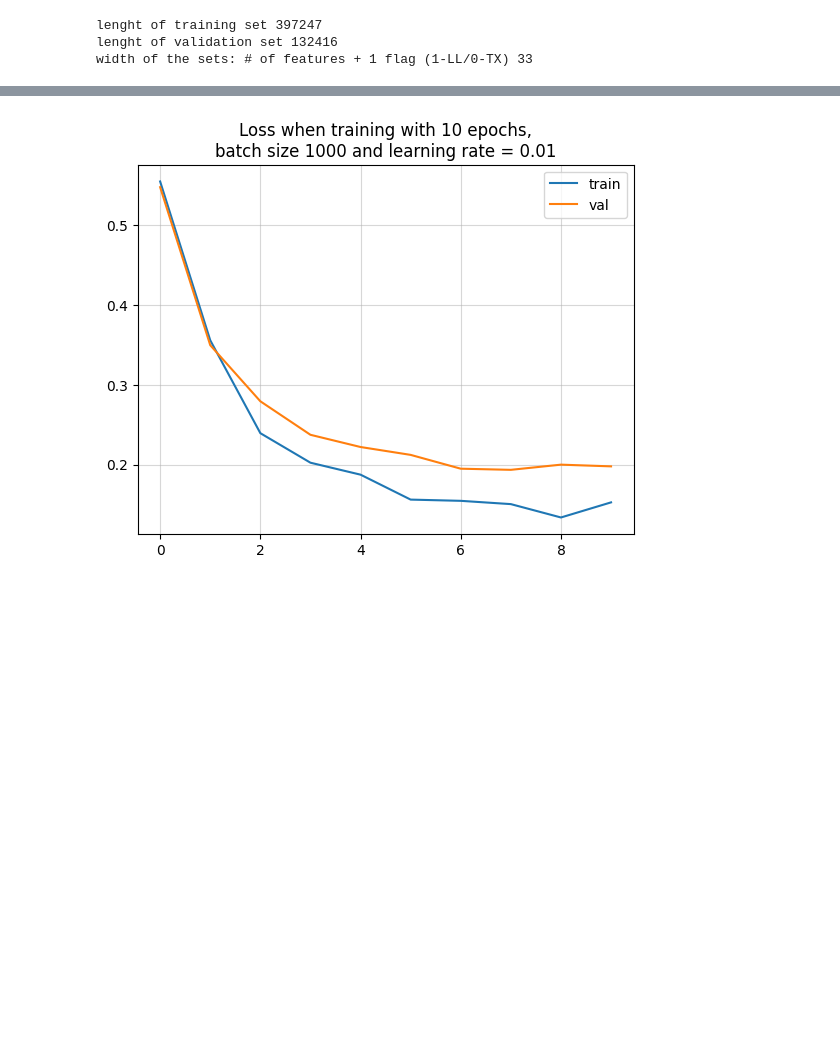
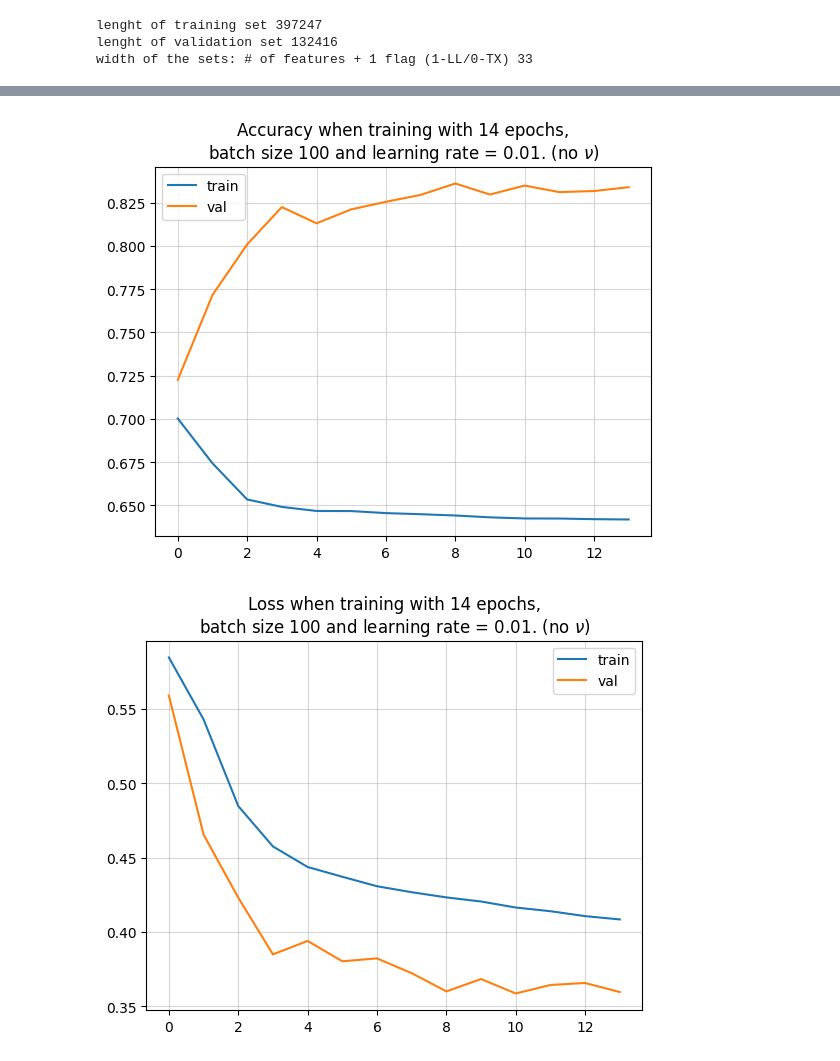
Before and after one commit to marcortinovis/MLforPolarizedVBS, a Jupyter notebook: nonu-model.ipynb, the cells around one changed output, grey strips where cells are left out. Cells and saved outputs as stored; diff of their text form; code cells hidden in the pictures; blank space fills up the shorter version.

```diff
--- a/nonu-model.ipynb
+++ b/nonu-model.ipynb
@@ -162,3 +204,12 @@ Early stopped at epoch: 9
+# %%
+plt.plot(list(range(n_epochs)), accuracies, label='train')
+plt.plot(list(range(n_epochs)), val_accuracies, label='val')
+plt.title(f'Accuracy when training with {n_epochs} epochs,\nbatch size {batch_size} and learning rate = {learning_rate}. (no $\\nu$)')
+plt.grid(alpha=0.5)
+plt.legend()
+plt.savefig(f'acc_nonu-model_{n_epochs}_{batch_size}_{learning_rate}.png')
+# %% [output]
+[figure, added]
 # %%
 # transform the tensors to numpy for plotting
 losses = np.array([l.detach().numpy() for l in losses])
@@ -166,12 +217,12 @@ val_losses = np.array([l.detach().numpy() for l in val_losses])
 # %%
 plt.plot(list(range(n_epochs)), losses, label='train')
 plt.plot(list(range(n_epochs)), val_losses, label='val')
-plt.title(f'Loss when training with {n_epochs} epochs,\nbatch size {batch_size} and learning rate = {learning_rate}')
+plt.title(f'Loss when training with {n_epochs} epochs,\nbatch size {batch_size} and learning rate = {learning_rate}. (no $\\nu$)')
 plt.grid(alpha=0.5)
 plt.legend()
-plt.savefig(f'loss_nonu-red3LayersDropoutBatchNorm_{n_epochs}_{batch_size}_{learning_rate}.png')
+plt.savefig(f'loss_nonu-model_{n_epochs}_{batch_size}_{learning_rate}.png')
 # %% [output]
-[figure, old version]
+[figure, new version]
 # %%
 # transform the tensors to numpy for plotting
 val_outputs = val_outputs.detach().numpy()
```
Also changed, not shown: parts of 7 cells of this notebook, 1 other file.
